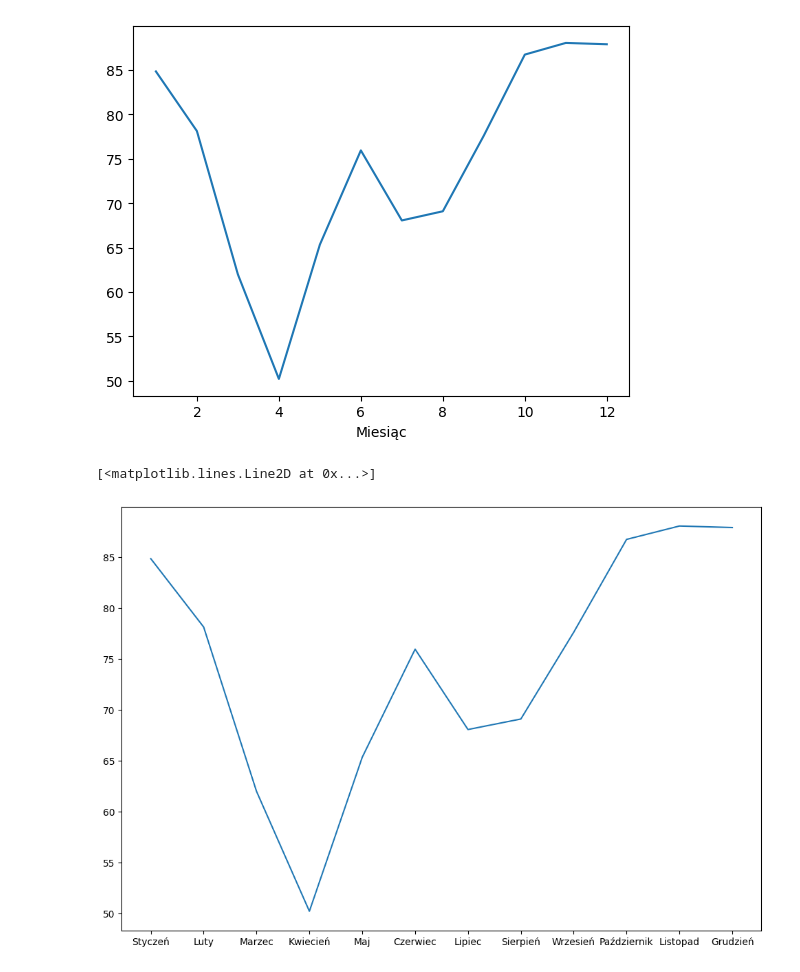
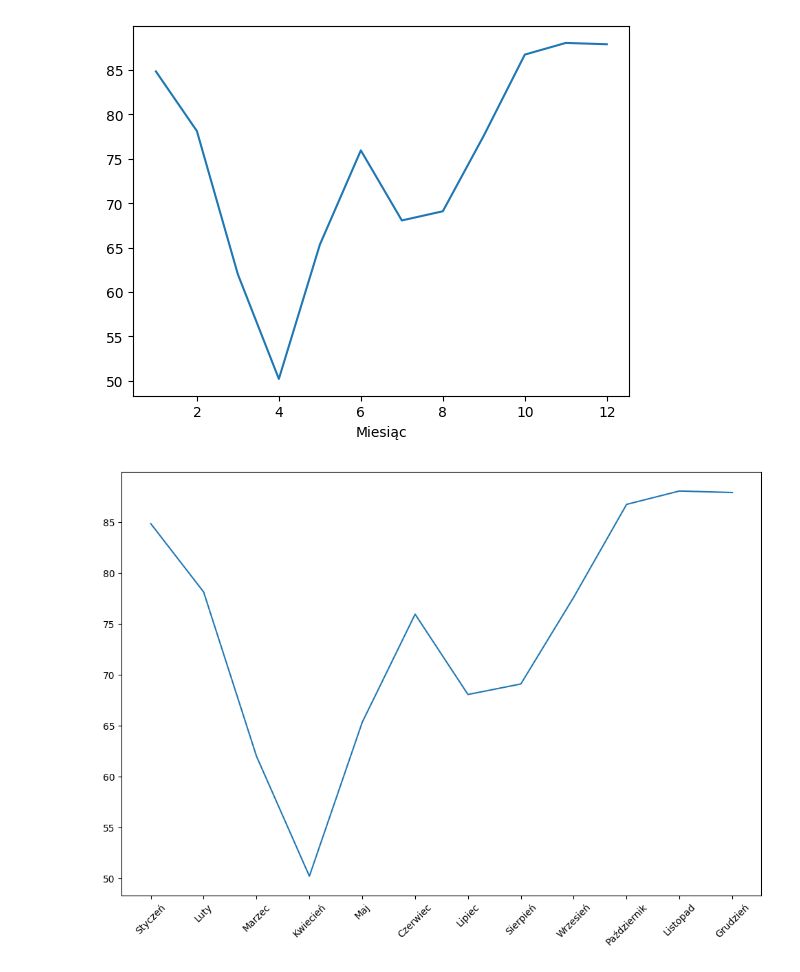
Before and after one commit to Vektor79/Zadania, a Jupyter notebook: 05_Wykresy/Materiały_na_zjazd/02_Wykresy/02_Generowanie wykresów 2D/2_Średnia wilgotność z roku 2020.ipynb, the cells around one changed output. Drawn from its saved outputs; the diff is of its cells as text; code cells hidden in the pictures.

```diff
--- a/05_Wykresy/Materiały_na_zjazd/02_Wykresy/02_Generowanie wykresów 2D/2_Średnia wilgotność z roku 2020.ipynb
+++ b/05_Wykresy/Materiały_na_zjazd/02_Wykresy/02_Generowanie wykresów 2D/2_Średnia wilgotność z roku 2020.ipynb
@@ -81,7 +81,9 @@ monthly_avg.plot()    # pandas ma w sobie matplotlib więc można od razu wyryso
 # %%
 fig, ax = plt.subplots(figsize=(12, 8))
 
 ax.plot(months, monthly_avg)
+plt.xticks(rotation=45)    # przechylenie nazw miesięcy na osi x
+
+plt.show()    # zamyka canvas
 # %% [output]
-[<matplotlib.lines.Line2D at 0x...>]
-[figure, old version]
+[figure, new version]
```
